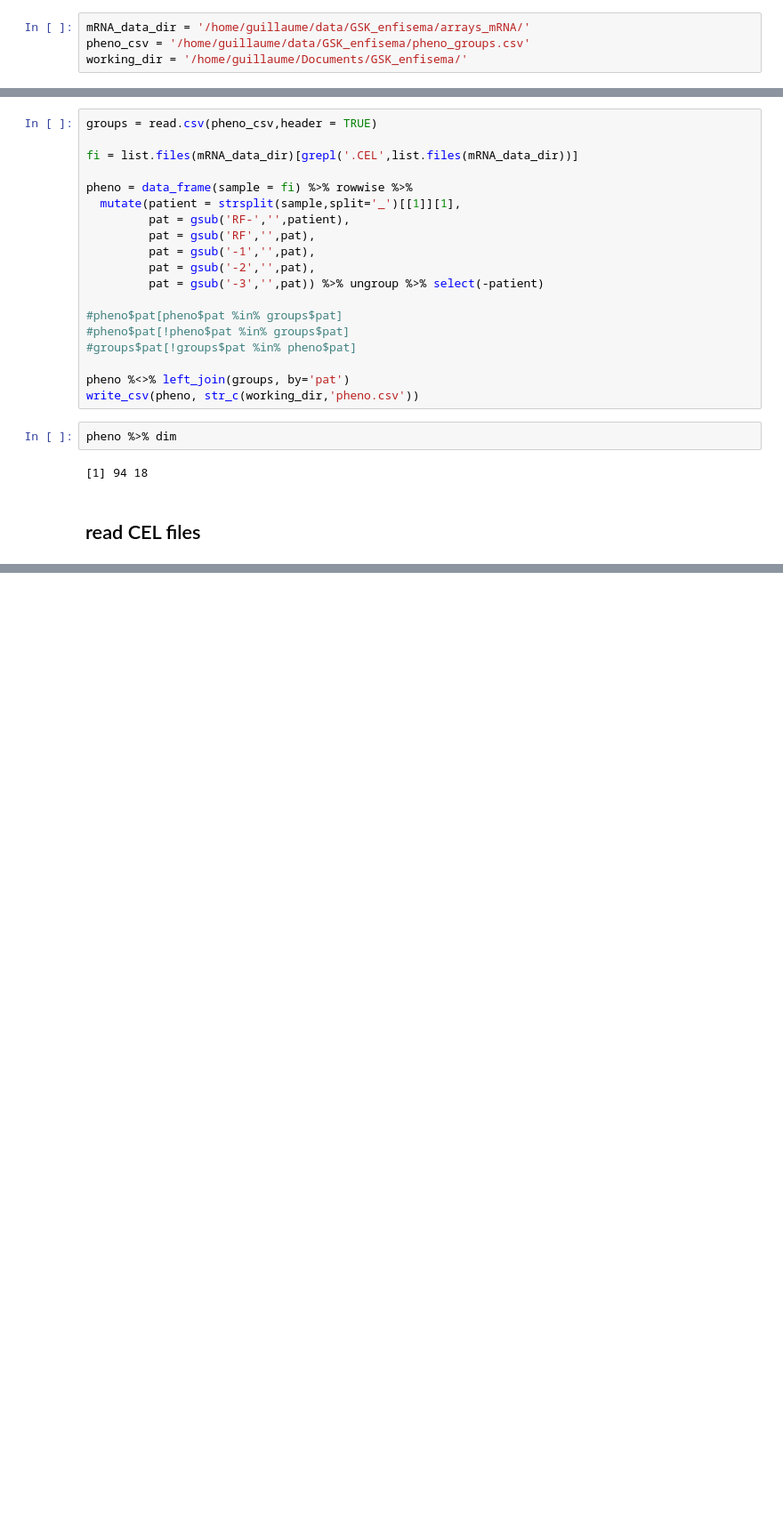
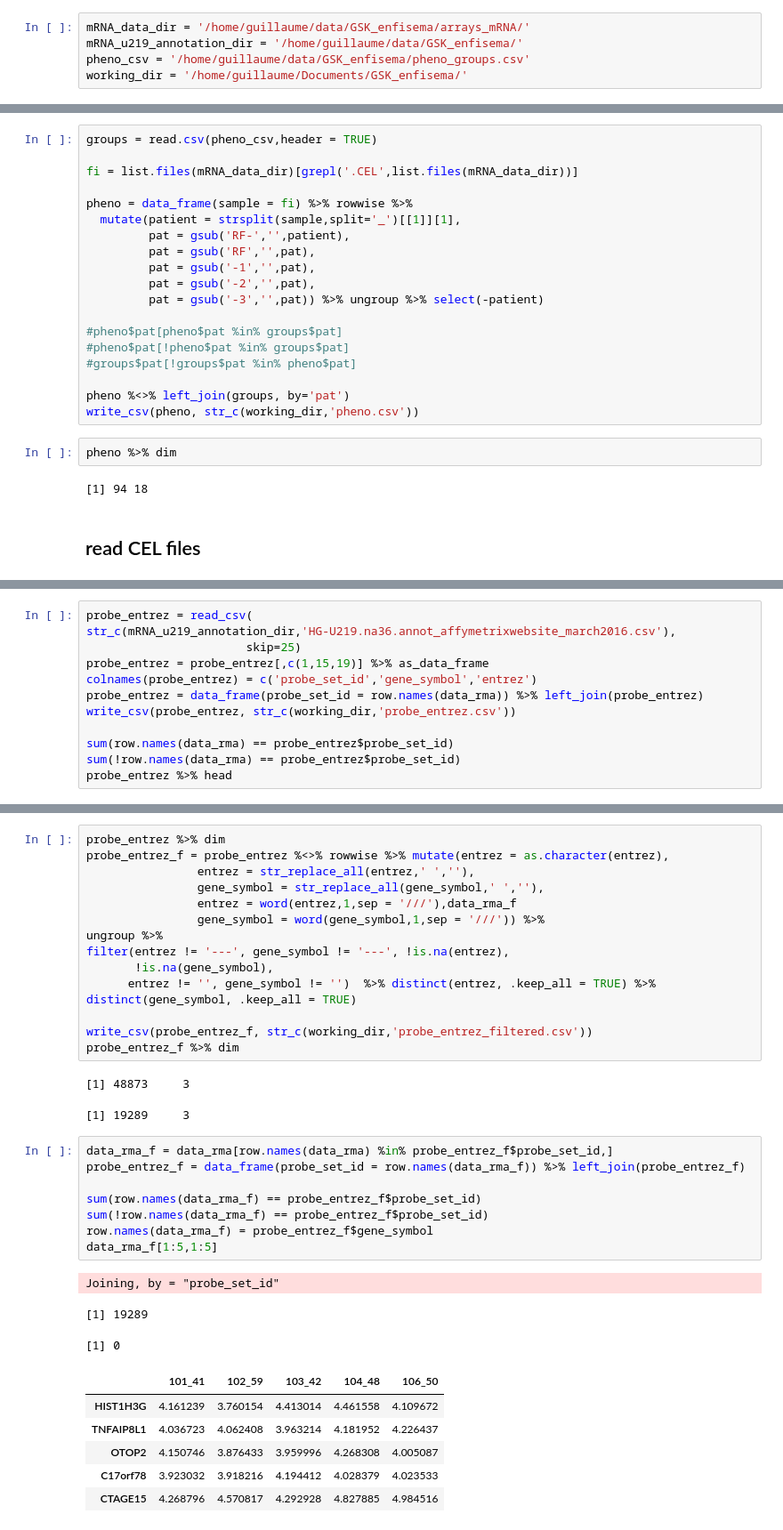
Before and after one commit to GuillaumeNoell/Bioinformatics---miRNA-sequencing-analysis, a Jupyter notebook: process_mRNA_arrays.ipynb, the cells around one changed output, grey strips where cells are left out. Shown at 89% size. Cells and saved outputs as stored; diff of their text form; blank space fills up the shorter version.

```diff
--- a/process_mRNA_arrays.ipynb
+++ b/process_mRNA_arrays.ipynb
@@ -31,5 +51,6 @@ options(stringsAsFactors = FALSE)
 # %%
 mRNA_data_dir = '/home/guillaume/data/GSK_enfisema/arrays_mRNA/'
+mRNA_u219_annotation_dir = '/home/guillaume/data/GSK_enfisema/'
 pheno_csv = '/home/guillaume/data/GSK_enfisema/pheno_groups.csv'
 working_dir = '/home/guillaume/Documents/GSK_enfisema/'
 # %% [markdown]
@@ -88,0 +148,12 @@ In read.celfiles(str_c(mRNA_data_dir, ph$sample), phenoData = ph, : 'channel' au
+# %%
+probe_entrez = read_csv(
+str_c(mRNA_u219_annotation_dir,'HG-U219.na36.annot_affymetrixwebsite_march2016.csv'),
+                       skip=25)
+probe_entrez = probe_entrez[,c(1,15,19)] %>% as_data_frame
+colnames(probe_entrez) = c('probe_set_id','gene_symbol','entrez')
+probe_entrez = data_frame(probe_set_id = row.names(data_rma)) %>% left_join(probe_entrez)
+write_csv(probe_entrez, str_c(working_dir,'probe_entrez.csv'))
+
+sum(row.names(data_rma) == probe_entrez$probe_set_id)
+sum(!row.names(data_rma) == probe_entrez$probe_set_id)
+probe_entrez %>% head
@@ -88,0 +175,36 @@ In read.celfiles(str_c(mRNA_data_dir, ph$sample), phenoData = ph, : 'channel' au
+# %%
+probe_entrez %>% dim
+probe_entrez_f = probe_entrez %<>% rowwise %>% mutate(entrez = as.character(entrez),
+                entrez = str_replace_all(entrez,' ',''),
+                gene_symbol = str_replace_all(gene_symbol,' ',''),
+                entrez = word(entrez,1,sep = '///'),data_rma_f
+                gene_symbol = word(gene_symbol,1,sep = '///')) %>%
+ungroup %>%
+filter(entrez != '---', gene_symbol != '---', !is.na(entrez),
+       !is.na(gene_symbol),
+      entrez != '', gene_symbol != '')  %>% distinct(entrez, .keep_all = TRUE) %>%
+distinct(gene_symbol, .keep_all = TRUE)
+
+write_csv(probe_entrez_f, str_c(working_dir,'probe_entrez_filtered.csv'))
+probe_entrez_f %>% dim
+# %% [output]
+[1] 48873     3
+[1] 19289     3
+# %%
+data_rma_f = data_rma[row.names(data_rma) %in% probe_entrez_f$probe_set_id,]
+probe_entrez_f = data_frame(probe_set_id = row.names(data_rma_f)) %>% left_join(probe_entrez_f)
+
+sum(row.names(data_rma_f) == probe_entrez_f$probe_set_id)
+sum(!row.names(data_rma_f) == probe_entrez_f$probe_set_id)
+row.names(data_rma_f) = probe_entrez_f$gene_symbol
+data_rma_f[1:5,1:5]
+# %% [output]
+Joining, by = "probe_set_id"
+[1] 19289
+[1] 0
+|  | 101_41 | 102_59 | 103_42 | 104_48 | 106_50 |
+| HIST1H3G | 4.161239 | 3.760154 | 4.413014 | 4.461558 | 4.109672 |
+| TNFAIP8L1 | 4.036723 | 4.062408 | 3.963214 | 4.181952 | 4.226437 |
+| OTOP2 | 4.150746 | 3.876433 | 3.959996 | 4.268308 | 4.005087 |
+| C17orf78 | 3.923032 | 3.918216 | 4.194412 | 4.028379 | 4.023533 |
+| CTAGE15 | 4.268796 | 4.570817 | 4.292928 | 4.827885 | 4.984516 |
```
Also changed, not shown: parts of 9 cells of this notebook, 1 other file.
